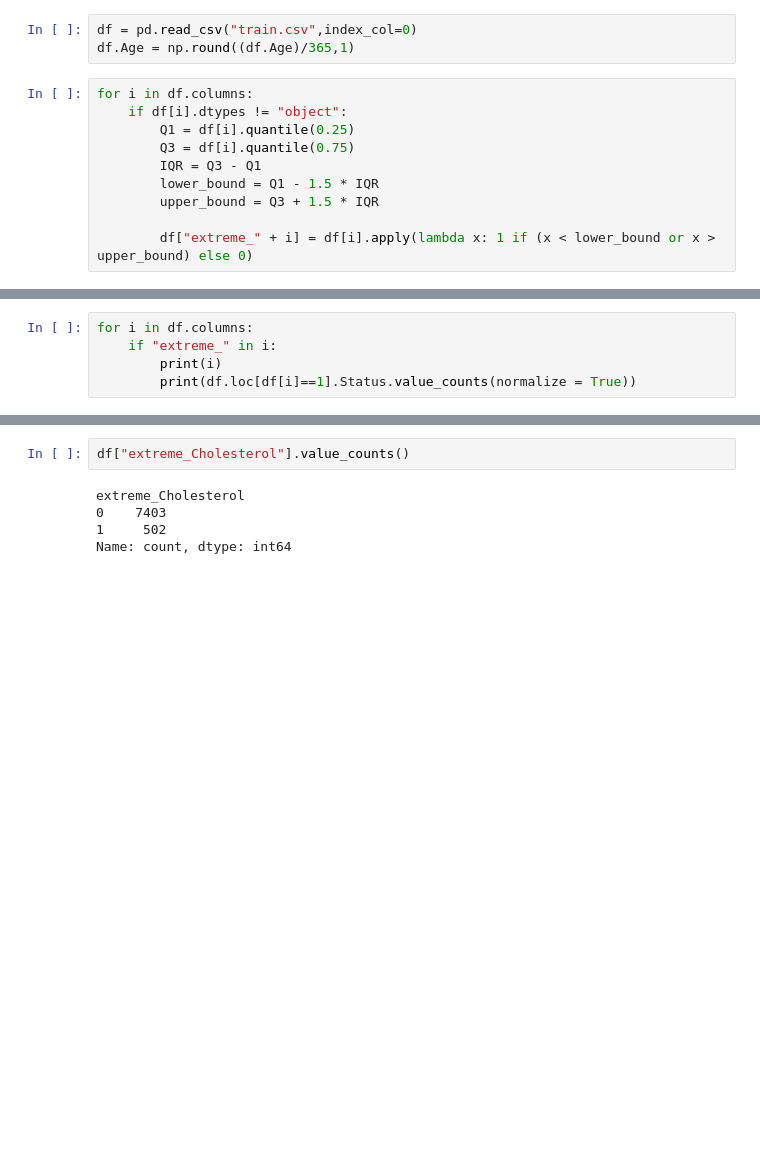
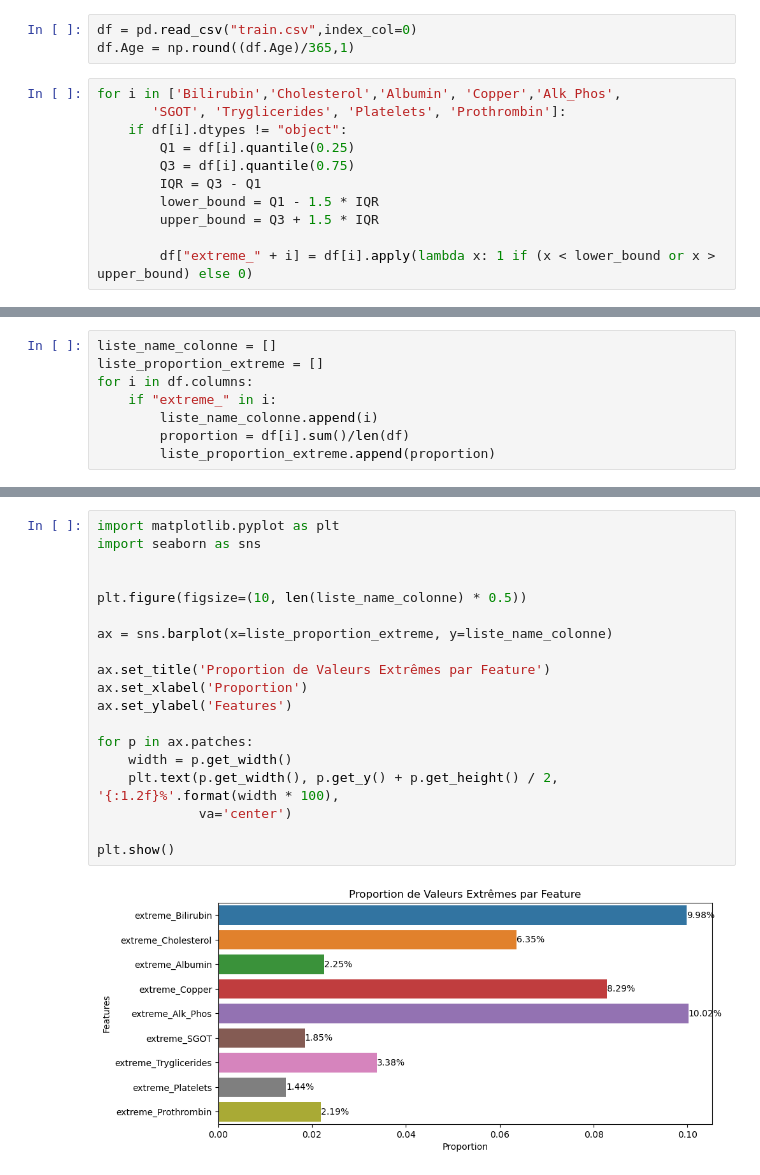
Before and after one commit to Belette73/Prediction-of-Cirrhosis-Outcomes, a Jupyter notebook: data/Franck/Valeurs_extremes.ipynb, the cells around one changed output, grey strips where cells are left out. Saved outputs shown, nothing was run; the diff lists cells and outputs as text; blank space fills up the shorter version.

```diff
--- a/data/Franck/Valeurs_extremes.ipynb
+++ b/data/Franck/Valeurs_extremes.ipynb
@@ -4,7 +4,8 @@
 df = pd.read_csv("train.csv",index_col=0)
 df.Age = np.round((df.Age)/365,1)
 # %%
-for i in df.columns:
+for i in ['Bilirubin','Cholesterol','Albumin', 'Copper','Alk_Phos',
+       'SGOT', 'Tryglicerides', 'Platelets', 'Prothrombin']:
     if df[i].dtypes != "object":
         Q1 = df[i].quantile(0.25)
         Q3 = df[i].quantile(0.75)
@@ -23,5 +17,8 @@ print(Q3,IQR)
 # %%
+liste_name_colonne = []
+liste_proportion_extreme = []
 for i in df.columns:
     if "extreme_" in i:
-        print(i)
-        print(df.loc[df[i]==1].Status.value_counts(normalize = True))
+        liste_name_colonne.append(i)
+        proportion = df[i].sum()/len(df)
+        liste_proportion_extreme.append(proportion)
@@ -115,7 +25,21 @@ plt.show()
-# %%
-df["extreme_Cholesterol"].value_counts()
-# %% [output]
-extreme_Cholesterol
-0    7403
-1     502
-Name: count, dtype: int64
+# %%
+import matplotlib.pyplot as plt
+import seaborn as sns
+
+
+plt.figure(figsize=(10, len(liste_name_colonne) * 0.5))
+
+ax = sns.barplot(x=liste_proportion_extreme, y=liste_name_colonne)
+
+ax.set_title('Proportion de Valeurs Extrêmes par Feature')
+ax.set_xlabel('Proportion')
+ax.set_ylabel('Features')
+
+for p in ax.patches:
+    width = p.get_width()
+    plt.text(p.get_width(), p.get_y() + p.get_height() / 2, '{:1.2f}%'.format(width * 100),
+             va='center')
+
+plt.show()
+# %% [output]
+[figure, added]
```
Also changed, not shown: parts of 5 cells of this notebook.
